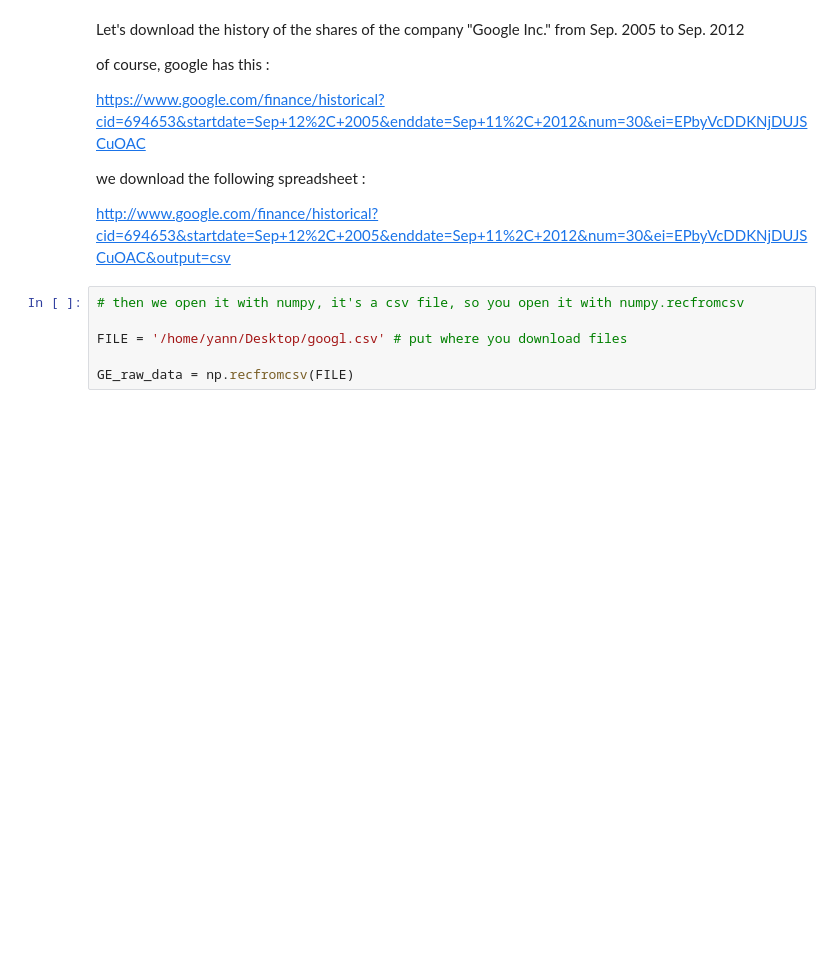
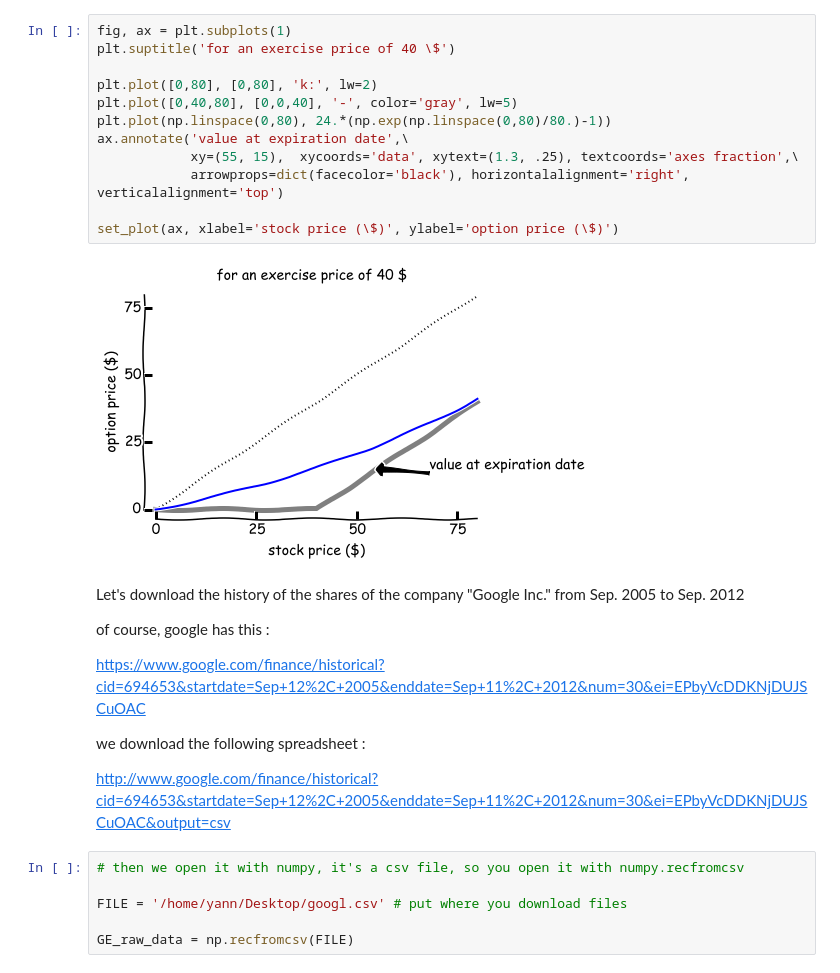
Before and after one commit to yzerlaut/unic_python_course_2014, a Jupyter notebook: notebooks/XX_sympy_tutorial.ipynb, the cells around one changed output. Saved outputs shown, nothing was run; the diff lists cells and outputs as text; blank space fills up the shorter version.

```diff
--- a/notebooks/XX_sympy_tutorial.ipynb
+++ b/notebooks/XX_sympy_tutorial.ipynb
@@ -46,3 +130,17 @@ from my_graph import set_plot # download at
+# %%
+fig, ax = plt.subplots(1)
+plt.suptitle('for an exercise price of 40 \$')
+
+plt.plot([0,80], [0,80], 'k:', lw=2)
+plt.plot([0,40,80], [0,0,40], '-', color='gray', lw=5)
+plt.plot(np.linspace(0,80), 24.*(np.exp(np.linspace(0,80)/80.)-1))
+ax.annotate('value at expiration date',\
+            xy=(55, 15),  xycoords='data', xytext=(1.3, .25), textcoords='axes fraction',\
+            arrowprops=dict(facecolor='black'), horizontalalignment='right', verticalalignment='top')
+
+set_plot(ax, xlabel='stock price (\$)', ylabel='option price (\$)')
+# %% [output]
+[figure, added]
 # %% [markdown]
 Let's download the history of the shares of the company "Google Inc." from Sep. 2005 to Sep. 2012
 
```
Also changed, not shown: parts of 17 cells of this notebook.
